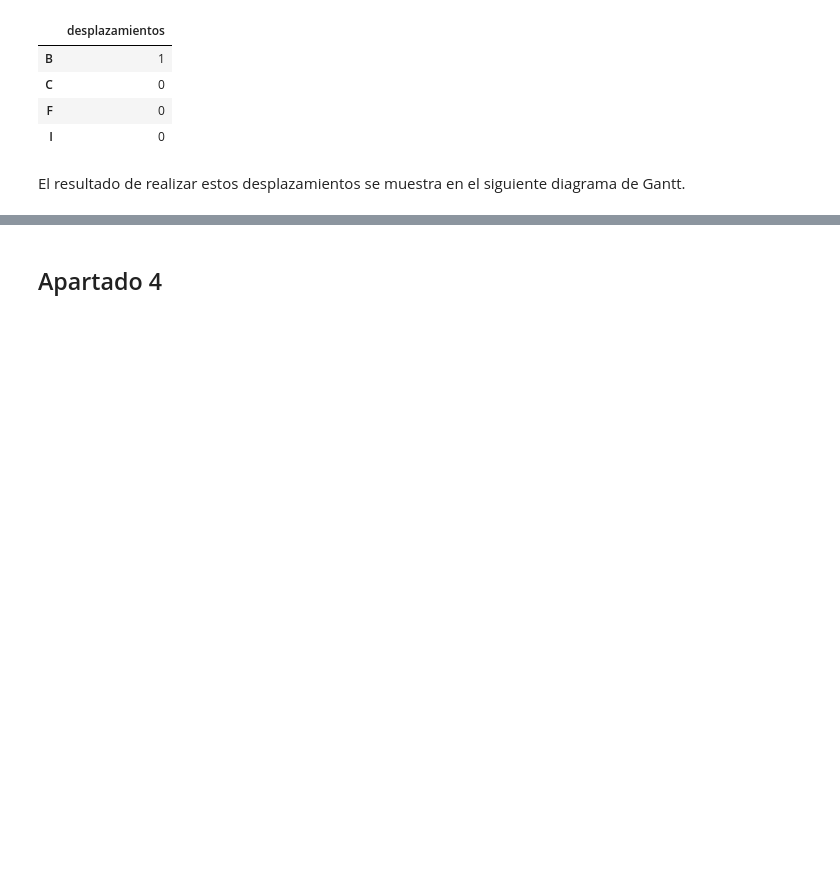
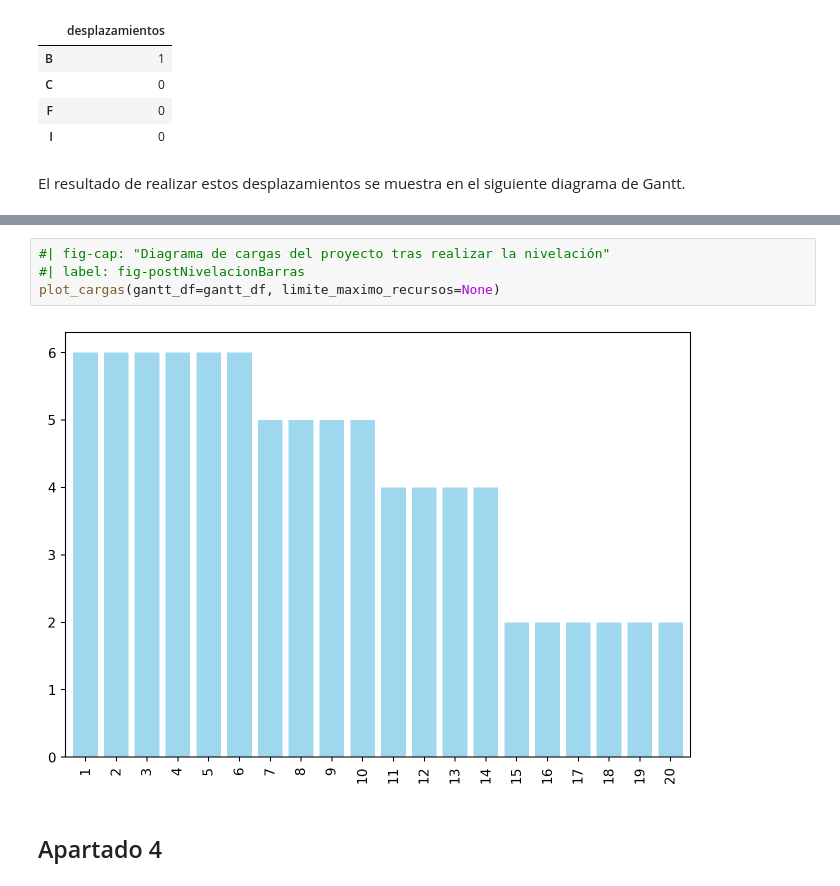
Before and after one commit to mcasl/pmULE, a Jupyter notebook: notebooks/Ejercicio_03.ipynb, the cells around one changed output, grey strips where cells are left out. Drawn from its saved outputs; the diff is of its cells as text; blank space fills up the shorter version.

```diff
--- a/notebooks/Ejercicio_03.ipynb
+++ b/notebooks/Ejercicio_03.ipynb
@@ -449,6 +456,12 @@ El resultado de realizar estos desplazamientos se muestra en el siguiente diagra
 pinta_tikz(dibujo)
 # %% [output]
 [drawing not drawn]
+# %%
+#| fig-cap: "Diagrama de cargas del proyecto tras realizar la nivelación"
+#| label: fig-postNivelacionBarras
+plot_cargas(gantt_df=gantt_df, limite_maximo_recursos=None)
+# %% [output]
+[figure, added]
 # %% [markdown]
 ## Apartado 4
 # %%
```
Also changed, not shown: parts of 5 cells of this notebook, 3 other files.
